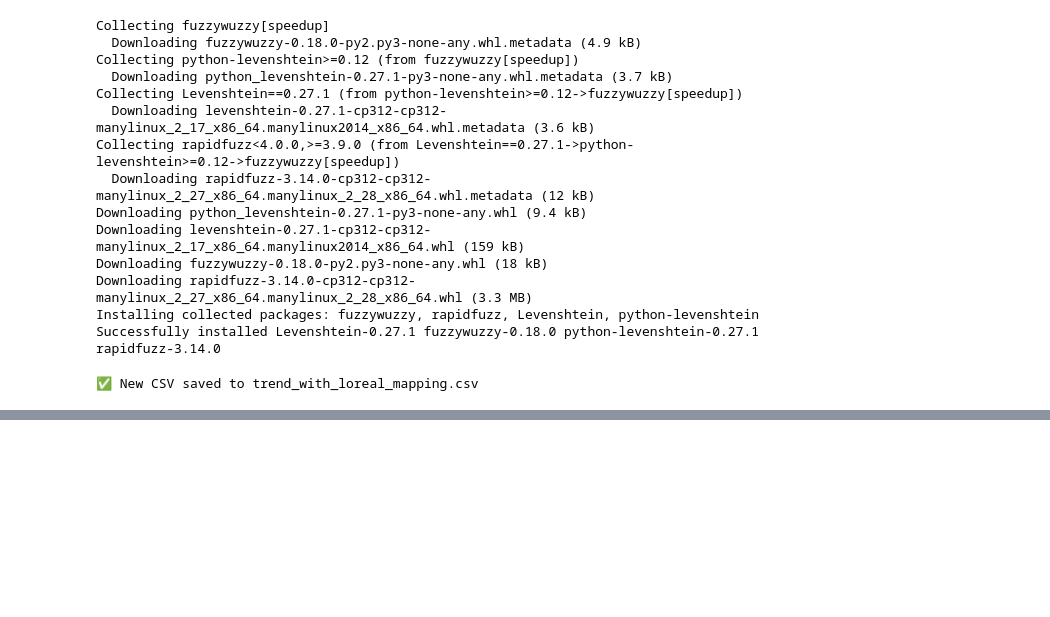
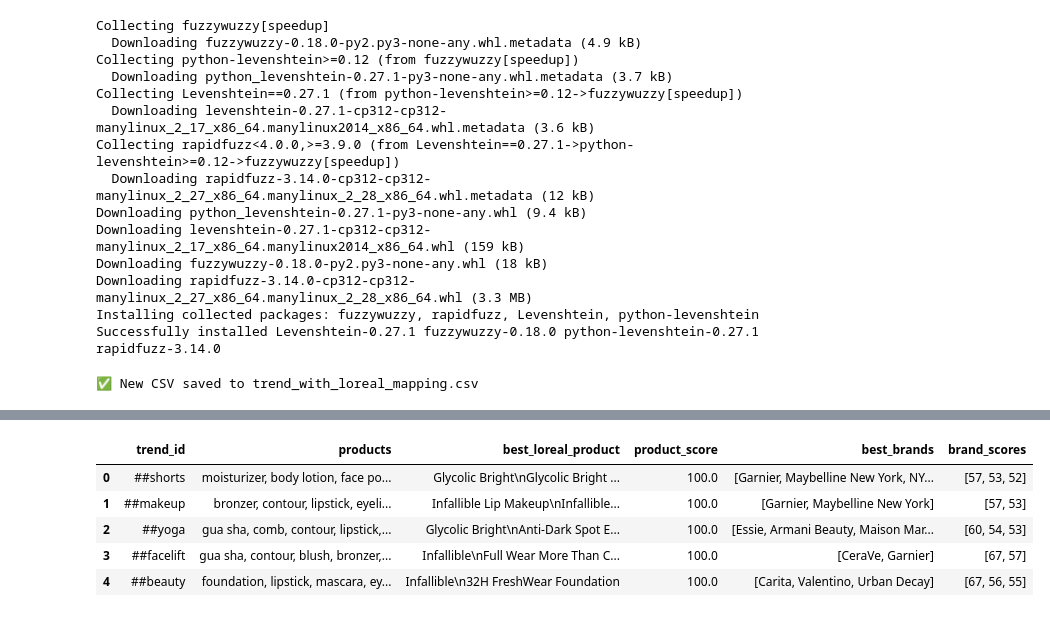
Before and after one commit to lichee03/Loreal-Competition-Born-to-Win, a Jupyter notebook: app/trendAnalysis/extract_product.ipynb, the cells around one changed output, grey strips where cells are left out. Cells and saved outputs as stored; diff of their text form; code cells hidden in the pictures; blank space fills up the shorter version.

```diff
--- a/app/trendAnalysis/extract_product.ipynb
+++ b/app/trendAnalysis/extract_product.ipynb
@@ -370,0 +576,9 @@ df.head(5)
+# %%
+df[["trend_id", "products", "best_loreal_product", "product_score", "best_brands", "brand_scores"]].head(5)
+# %% [output]
+|  | trend_id | products | best_loreal_product | product_score | best_brands | brand_scores |
+| 0 | ##shorts | moisturizer, body lotion, face po... | Glycolic Bright\nGlycolic Bright ... | 100.0 | [Garnier, Maybelline New York, NY... | [57, 53, 52] |
+| 1 | ##makeup | bronzer, contour, lipstick, eyeli... | Infallible Lip Makeup\nInfallible... | 100.0 | [Garnier, Maybelline New York] | [57, 53] |
+| 2 | ##yoga | gua sha, comb, contour, lipstick,... | Glycolic Bright\nAnti-Dark Spot E... | 100.0 | [Essie, Armani Beauty, Maison Mar... | [60, 54, 53] |
+| 3 | ##facelift | gua sha, contour, blush, bronzer,... | Infallible\nFull Wear More Than C... | 100.0 | [CeraVe, Garnier] | [67, 57] |
+| 4 | ##beauty | foundation, lipstick, mascara, ey... | Infallible\n32H FreshWear Foundation | 100.0 | [Carita, Valentino, Urban Decay] | [67, 56, 55] |
```
Also changed, not shown: parts of 15 cells of this notebook, 2 other files.
